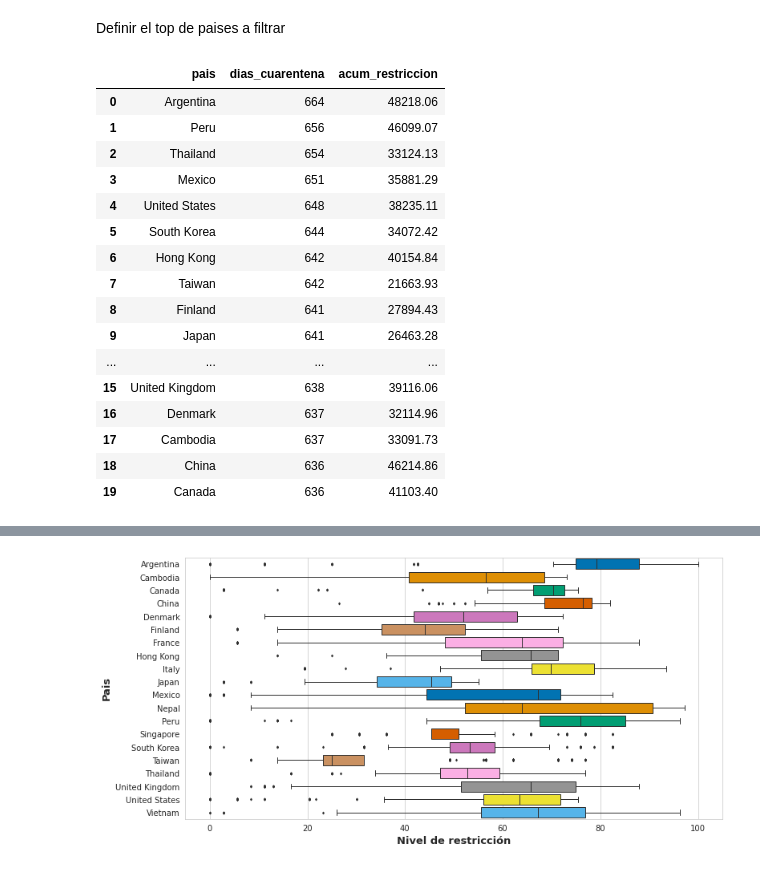
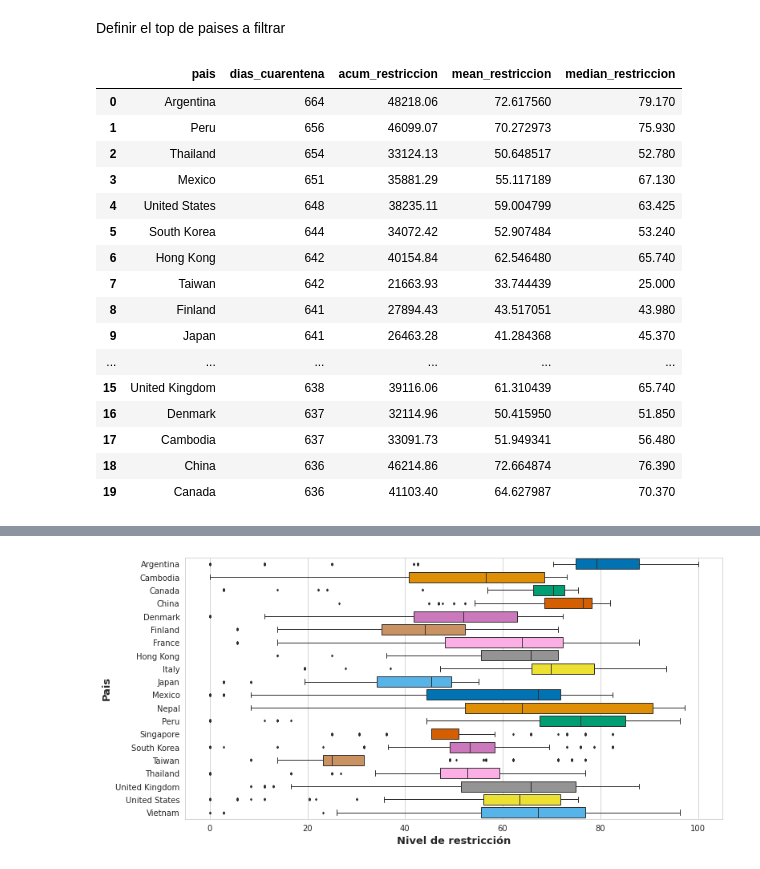
Before and after one commit to gonzalogperez/informe_pandemico, a Jupyter notebook: GonzaloGPerezProyecto_4.ipynb, the cells around one changed output, grey strips where cells are left out. Cells and saved outputs as stored; diff of their text form; code cells hidden in the pictures.

```diff
--- a/GonzaloGPerezProyecto_4.ipynb
+++ b/GonzaloGPerezProyecto_4.ipynb
@@ -1017,3 +1003,3 @@ df1 = df.groupby(by='location').agg({'stringency_index': ['sum','count']}).reset
 # %%
-df_cuarentena = df.groupby(by='location')['stringency_index'].agg(['count','sum']).sort_values(by='count',ascending=False)
-#df_cuarentena['count']
+df_cuarentena = df.groupby(by='location')['stringency_index'].agg(['count','sum','median','mean']).sort_values(by='count',ascending=False)
+#df_cuarentena['median']
@@ -1023,26 +1069,28 @@ Definir el top de paises a filtrar
 # Definir el top de paises a filtrar
 top_n = 20
 # %%
-df_cuarentena_top = pd.DataFrame({'pais': df_cuarentena.index,
+df_cuarentena = pd.DataFrame({'pais': df_cuarentena.index,
                                         'dias_cuarentena': df_cuarentena['count'].values,
-                                        'acum_restriccion': df_cuarentena['sum'].values
-                                 })[0:top_n]
-df_cuarentena_top
+                                        'acum_restriccion': df_cuarentena['sum'].values,
+                                        'mean_restriccion': df_cuarentena['mean'].values,
+                                        'median_restriccion': df_cuarentena['median'].values
+                                 })
+df_cuarentena[0:top_n]
 # %% [output]
-|  | pais | dias_cuarentena | acum_restriccion |
-| 0 | Argentina | 664 | 48218.06 |
-| 1 | Peru | 656 | 46099.07 |
-| 2 | Thailand | 654 | 33124.13 |
-| 3 | Mexico | 651 | 35881.29 |
-| 4 | United States | 648 | 38235.11 |
-| 5 | South Korea | 644 | 34072.42 |
-| 6 | Hong Kong | 642 | 40154.84 |
-| 7 | Taiwan | 642 | 21663.93 |
-| 8 | Finland | 641 | 27894.43 |
-| 9 | Japan | 641 | 26463.28 |
-| ... | ... | ... | ... |
-| 15 | United Kingdom | 638 | 39116.06 |
-| 16 | Denmark | 637 | 32114.96 |
-| 17 | Cambodia | 637 | 33091.73 |
-| 18 | China | 636 | 46214.86 |
-| 19 | Canada | 636 | 41103.40 |
+|  | pais | dias_cuarentena | acum_restriccion | mean_restriccion | median_restriccion |
+| 0 | Argentina | 664 | 48218.06 | 72.617560 | 79.170 |
+| 1 | Peru | 656 | 46099.07 | 70.272973 | 75.930 |
+| 2 | Thailand | 654 | 33124.13 | 50.648517 | 52.780 |
+| 3 | Mexico | 651 | 35881.29 | 55.117189 | 67.130 |
+| 4 | United States | 648 | 38235.11 | 59.004799 | 63.425 |
+| 5 | South Korea | 644 | 34072.42 | 52.907484 | 53.240 |
+| 6 | Hong Kong | 642 | 40154.84 | 62.546480 | 65.740 |
+| 7 | Taiwan | 642 | 21663.93 | 33.744439 | 25.000 |
+| 8 | Finland | 641 | 27894.43 | 43.517051 | 43.980 |
+| 9 | Japan | 641 | 26463.28 | 41.284368 | 45.370 |
+| ... | ... | ... | ... | ... | ... |
+| 15 | United Kingdom | 638 | 39116.06 | 61.310439 | 65.740 |
+| 16 | Denmark | 637 | 32114.96 | 50.415950 | 51.850 |
+| 17 | Cambodia | 637 | 33091.73 | 51.949341 | 56.480 |
+| 18 | China | 636 | 46214.86 | 72.664874 | 76.390 |
+| 19 | Canada | 636 | 41103.40 | 64.627987 | 70.370 |
```
Also changed, not shown: parts of 18 cells of this notebook.
